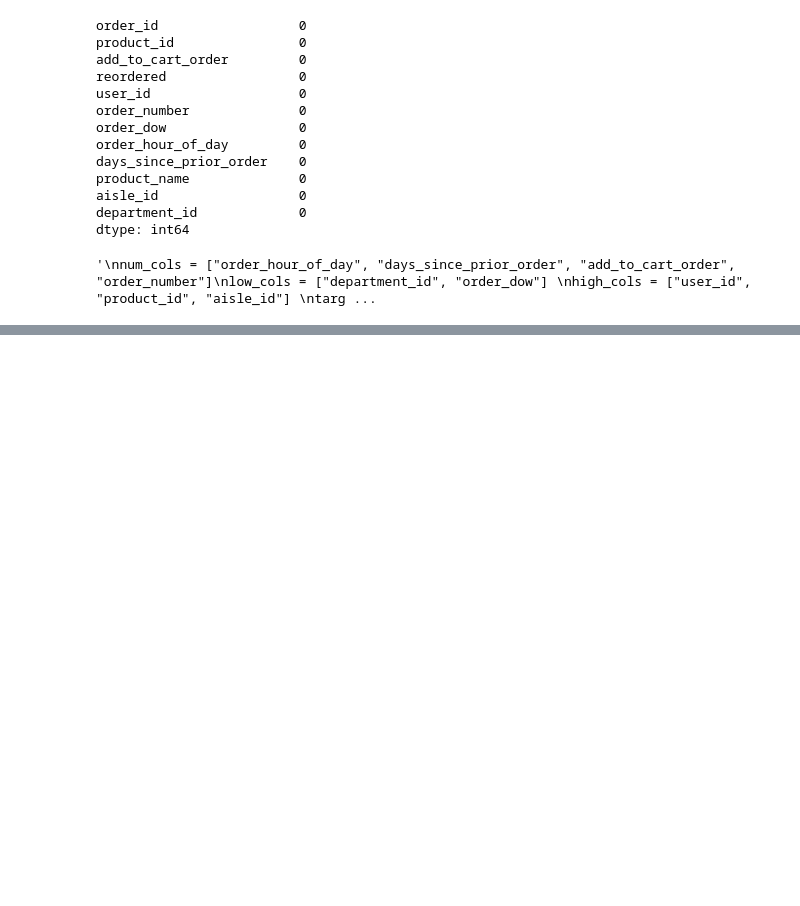
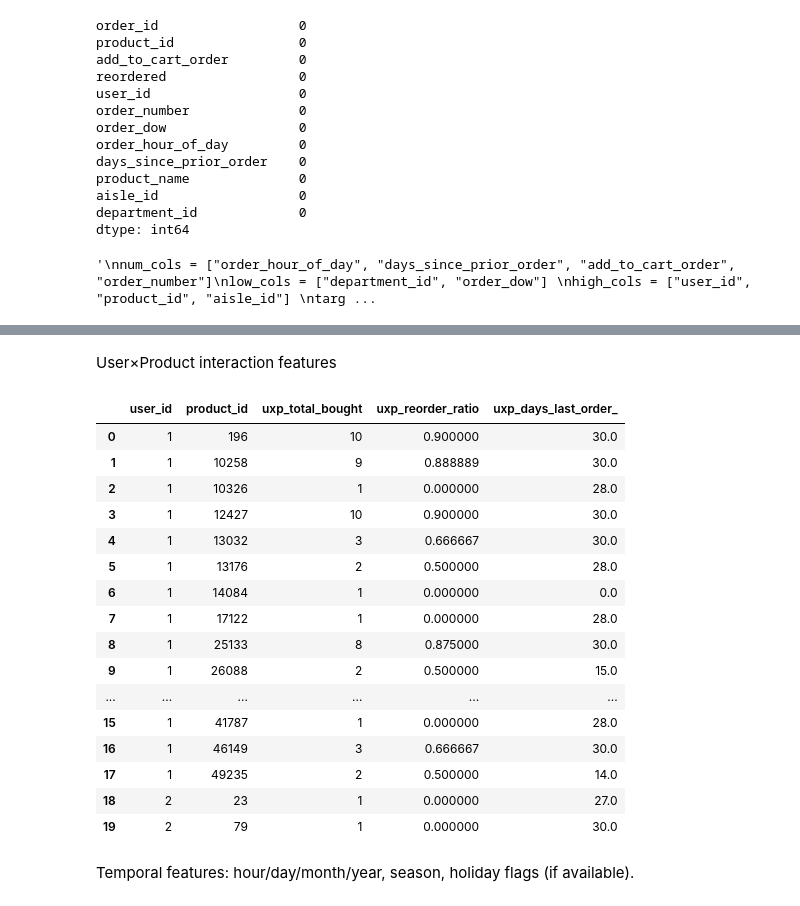
Before and after one commit to ameennasaireh10-hash/ML-project, a Jupyter notebook: FinalProject.ipynb, the cells around one changed output, grey strips where cells are left out. Drawn from its saved outputs; the diff is of its cells as text; code cells hidden in the pictures; blank space fills up the shorter version.

```diff
--- a/FinalProject.ipynb
+++ b/FinalProject.ipynb
@@ -720,0 +843,49 @@ Best Parameters:
+# %% [markdown]
+User×Product interaction features
+# %%
+#UserxProduct Interaction Features
+#@@@@@@@@@@@@@@@@@@@@@@@@@@@@@@@@@@@@@@@@@@
+
+uxp_features = Full_DataSet.groupby(['user_id', 'product_id']).agg({
+# Total Purchases of Product by User
+#هون عشان نجيبها كان ممكن نستخدم اي عمود بس بدنا واحد  بس المهم نعد كم مرة هاد الزبون اشترا هاد المنتج
+#طب ليش اخترت هاض الكولوم بالذات اختصارا للوقت بس عشان المطلوب الثاني رح ارجع اطلبه تمام
+#====================================================================================
+
+# Reorder Probability of Product by User
+#هون استخدمنا برضو بنفس العامود بس اخذنا المين عشان يعطينا النسبة الي طلبها الزبون من هاد المنتج
+    'reordered': ['count', 'mean'],
+
+    'days_since_prior_order': 'max'    # هاي مش عارف اعملها علقت كيف ممكن نجيب ال   days since last purchase by
+}).reset_index()
+
+# 2. تسمية الأعمدة بشكل واضح (عشان الدكتور يفهم كل عمود شو هو)
+uxp_features.columns = [
+    'user_id',
+    'product_id',
+    'uxp_total_bought',
+    'uxp_reorder_ratio',
+    'uxp_days_last_order_'
+]
+
+display(uxp_features.head(20))
+# %% [output]
+|  | user_id | product_id | uxp_total_bought | uxp_reorder_ratio | uxp_days_last_order_ |
+| 0 | 1 | 196 | 10 | 0.900000 | 30.0 |
+| 1 | 1 | 10258 | 9 | 0.888889 | 30.0 |
+| 2 | 1 | 10326 | 1 | 0.000000 | 28.0 |
+| 3 | 1 | 12427 | 10 | 0.900000 | 30.0 |
+| 4 | 1 | 13032 | 3 | 0.666667 | 30.0 |
+| 5 | 1 | 13176 | 2 | 0.500000 | 28.0 |
+| 6 | 1 | 14084 | 1 | 0.000000 | 0.0 |
+| 7 | 1 | 17122 | 1 | 0.000000 | 28.0 |
+| 8 | 1 | 25133 | 8 | 0.875000 | 30.0 |
+| 9 | 1 | 26088 | 2 | 0.500000 | 15.0 |
+| ... | ... | ... | ... | ... | ... |
+| 15 | 1 | 41787 | 1 | 0.000000 | 28.0 |
+| 16 | 1 | 46149 | 3 | 0.666667 | 30.0 |
+| 17 | 1 | 49235 | 2 | 0.500000 | 14.0 |
+| 18 | 2 | 23 | 1 | 0.000000 | 27.0 |
+| 19 | 2 | 79 | 1 | 0.000000 | 30.0 |
+# %% [markdown]
+Temporal features: hour/day/month/year, season, holiday flags (if available).
```
Also changed, not shown: parts of 15 cells of this notebook.
